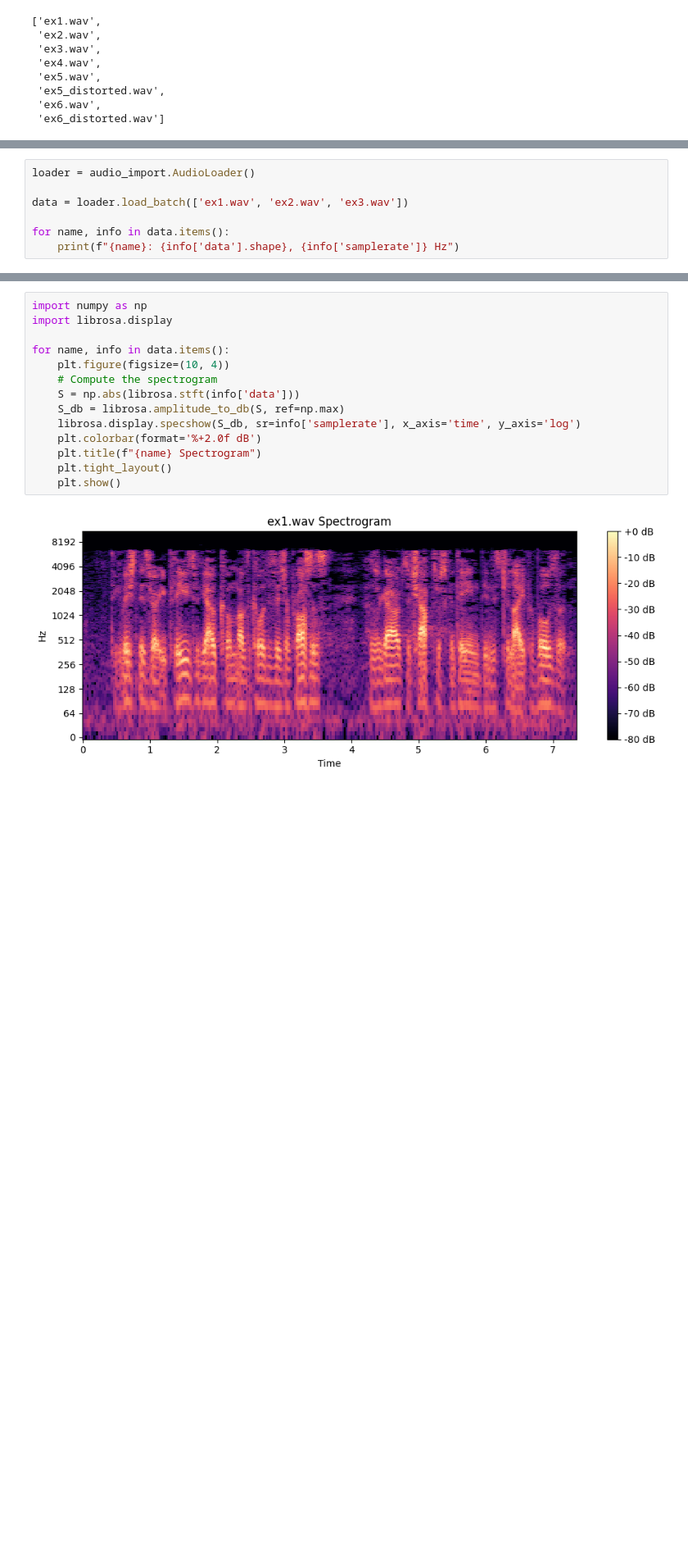
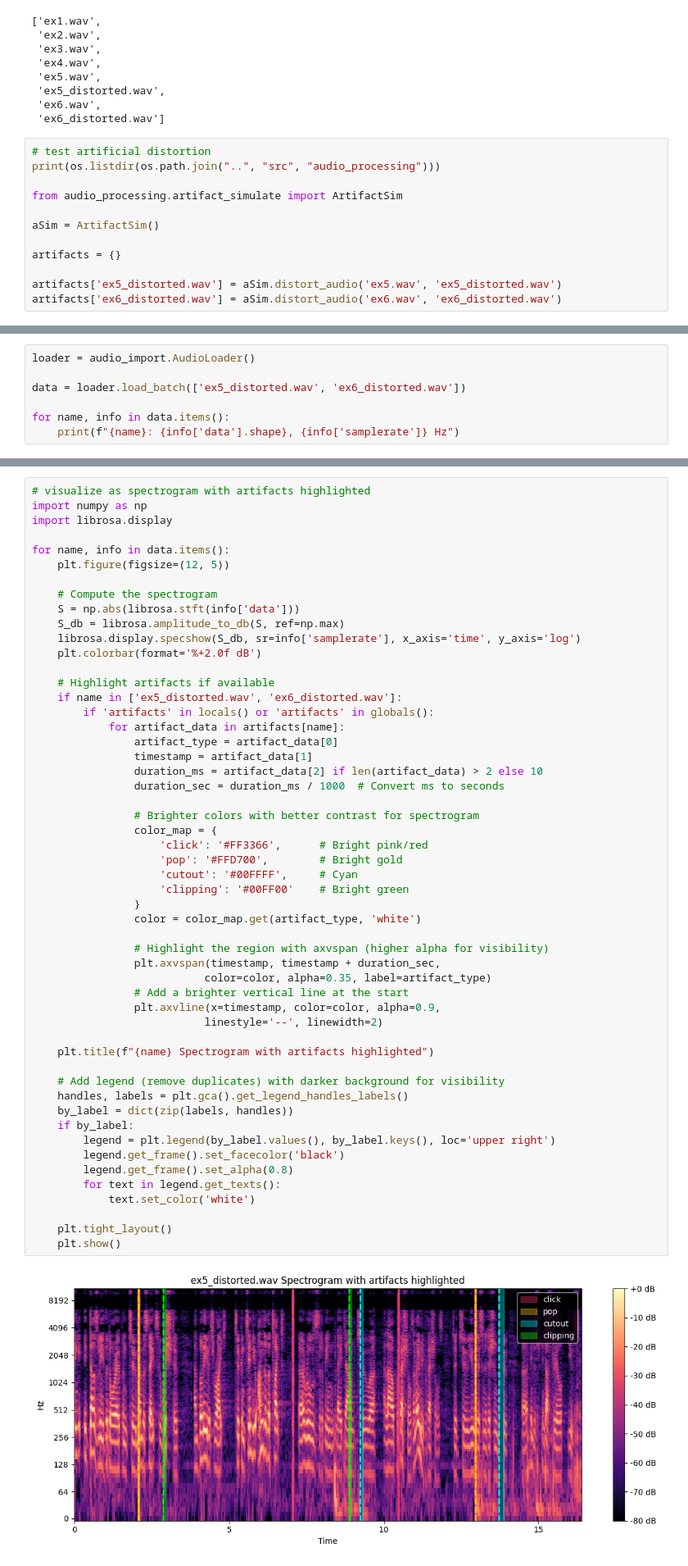
Before and after one commit to PBS-Wisconsin-Team-1/audio-qa-app, a Jupyter notebook: experimenting/distrotion_testing.ipynb, the cells around one changed output, grey strips where cells are left out. Shown at 82% size. Cells and saved outputs as stored; diff of their text form; blank space fills up the shorter version.

```diff
--- a/experimenting/distrotion_testing.ipynb
+++ b/experimenting/distrotion_testing.ipynb
@@ -31,3 +32,15 @@ os.listdir(loader.directory)
  'ex5_distorted.wav',
  'ex6.wav',
  'ex6_distorted.wav']
+# %%
+# test artificial distortion
+print(os.listdir(os.path.join("..", "src", "audio_processing")))
+
+from audio_processing.artifact_simulate import ArtifactSim
+
+aSim = ArtifactSim()
+
+artifacts = {}
+
+artifacts['ex5_distorted.wav'] = aSim.distort_audio('ex5.wav', 'ex5_distorted.wav')
+artifacts['ex6_distorted.wav'] = aSim.distort_audio('ex6.wav', 'ex6_distorted.wav')
@@ -34,7 +51,7 @@ os.listdir(loader.directory)
 # %%
 loader = audio_import.AudioLoader()
 
-data = loader.load_batch(['ex1.wav', 'ex2.wav', 'ex3.wav'])
+data = loader.load_batch(['ex5_distorted.wav', 'ex6_distorted.wav'])
 
 for name, info in data.items():
     print(f"{name}: {info['data'].shape}, {info['samplerate']} Hz")
@@ -65,16 +115,55 @@ for name, info in data.items():
 # %%
+# visualize as spectrogram with artifacts highlighted
 import numpy as np
 import librosa.display
 
 for name, info in data.items():
-    plt.figure(figsize=(10, 4))
+    plt.figure(figsize=(12, 5))
+
     # Compute the spectrogram
     S = np.abs(librosa.stft(info['data']))
     S_db = librosa.amplitude_to_db(S, ref=np.max)
     librosa.display.specshow(S_db, sr=info['samplerate'], x_axis='time', y_axis='log')
     plt.colorbar(format='%+2.0f dB')
-    plt.title(f"{name} Spectrogram")
+
+    # Highlight artifacts if available
+    if name in ['ex5_distorted.wav', 'ex6_distorted.wav']:
+        if 'artifacts' in locals() or 'artifacts' in globals():
+            for artifact_data in artifacts[name]:
+                artifact_type = artifact_data[0]
+                timestamp = artifact_data[1]
+                duration_ms = artifact_data[2] if len(artifact_data) > 2 else 10
+                duration_sec = duration_ms / 1000  # Convert ms to seconds
+
+                # Brighter colors with better contrast for spectrogram
+                color_map = {
+                    'click': '#FF3366',      # Bright pink/red
+                    'pop': '#FFD700',        # Bright gold
+                    'cutout': '#00FFFF',     # Cyan
+                    'clipping': '#00FF00'    # Bright green
+                }
+                color = color_map.get(artifact_type, 'white')
+
+                # Highlight the region with axvspan (higher alpha for visibility)
+                plt.axvspan(timestamp, timestamp + duration_sec,
+                           color=color, alpha=0.35, label=artifact_type)
+                # Add a brighter vertical line at the start
+                plt.axvline(x=timestamp, color=color, alpha=0.9,
+                           linestyle='--', linewidth=2)
+
+    plt.title(f"{name} Spectrogram with artifacts highlighted")
+
+    # Add legend (remove duplicates) with darker background for visibility
+    handles, labels = plt.gca().get_legend_handles_labels()
+    by_label = dict(zip(labels, handles))
+    if by_label:
+        legend = plt.legend(by_label.values(), by_label.keys(), loc='upper right')
+        legend.get_frame().set_facecolor('black')
+        legend.get_frame().set_alpha(0.8)
+        for text in legend.get_texts():
+            text.set_color('white')
+
     plt.tight_layout()
     plt.show()
 # %% [output]
-[figure, old version]
+[figure, new version]
```
Also changed, not shown: parts of 7 cells of this notebook, 3 other files.
